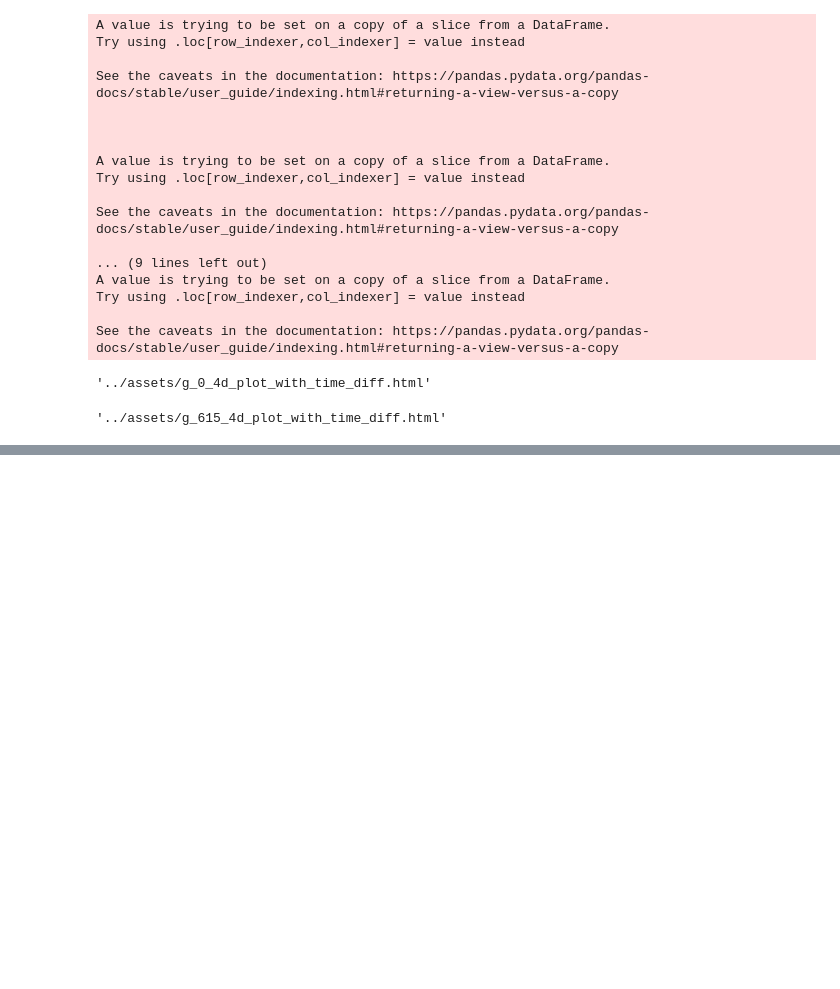
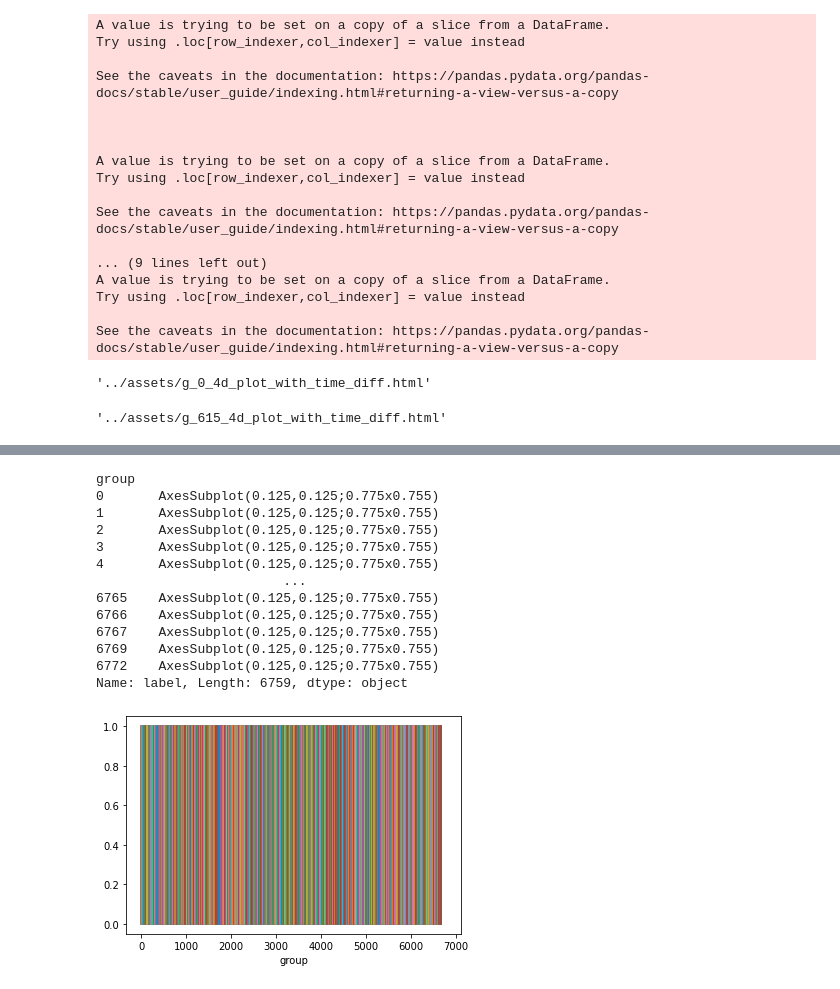
Before and after one commit to shrutirao94/km3net-neutrino-detection, a Jupyter notebook: notebooks/exploration.ipynb, the cells around one changed output, grey strips where cells are left out. Cells and saved outputs as stored; diff of their text form; code cells hidden in the pictures; blank space fills up the shorter version.

```diff
--- a/notebooks/exploration.ipynb
+++ b/notebooks/exploration.ipynb
@@ -683,0 +679,21 @@ plotly.offline.plot({"data": [fig1],
+# %%
+test=data.groupby(['group','label']).count()
+# %%
+test = test.reset_index(level=1)['label']
+# %%
+test.groupby('group').plot()
+# %% [output]
+group
+0       AxesSubplot(0.125,0.125;0.775x0.755)
+1       AxesSubplot(0.125,0.125;0.775x0.755)
+2       AxesSubplot(0.125,0.125;0.775x0.755)
+3       AxesSubplot(0.125,0.125;0.775x0.755)
+4       AxesSubplot(0.125,0.125;0.775x0.755)
+                        ...
+6765    AxesSubplot(0.125,0.125;0.775x0.755)
+6766    AxesSubplot(0.125,0.125;0.775x0.755)
+6767    AxesSubplot(0.125,0.125;0.775x0.755)
+6769    AxesSubplot(0.125,0.125;0.775x0.755)
+6772    AxesSubplot(0.125,0.125;0.775x0.755)
+Name: label, Length: 6759, dtype: object
+[figure, added]
```
Also changed, not shown: parts of 40 cells of this notebook, 1 other file.
